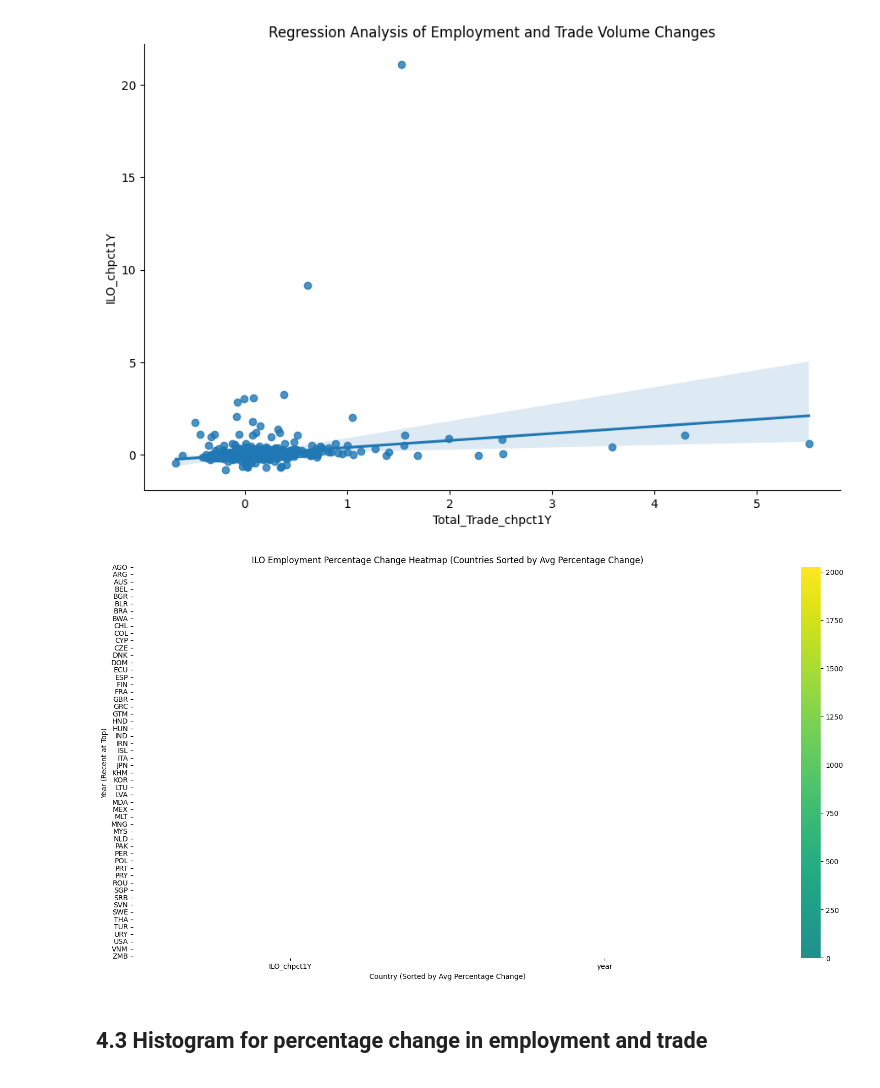
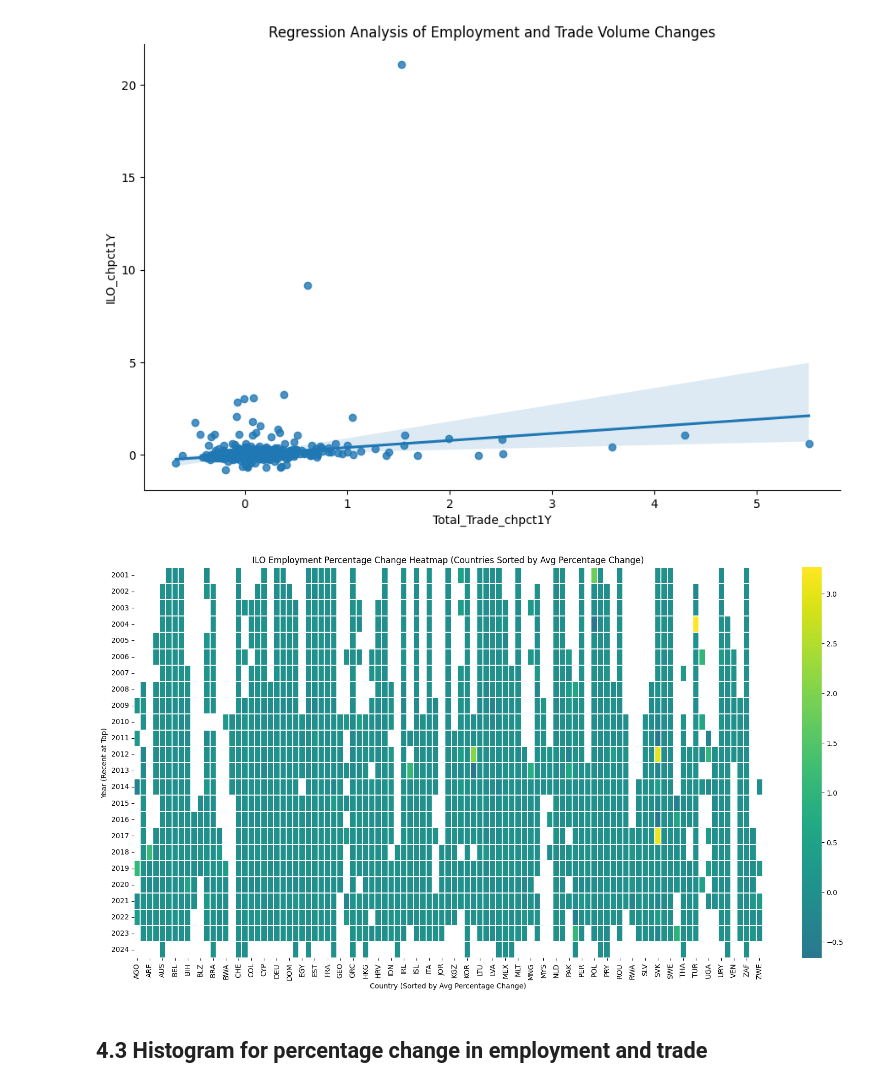
Before and after one commit to Graspp-25-Spring/graspp-25S-trade, a Jupyter notebook: notebooks/percentage_change_regression.ipynb, the cells around one changed output. Cells and saved outputs as stored; diff of their text form; code cells hidden in the pictures.

```diff
--- a/notebooks/percentage_change_regression.ipynb
+++ b/notebooks/percentage_change_regression.ipynb
@@ -164,24 +161,26 @@ Text(0.5, 1.0, 'Regression Analysis of Employment and Trade Volume Changes')
 # %%
 df_heatmap_pct = df_clean['ILO_chpct1Y'].reset_index()
 
 # drop country with less than 5 data points
 df_heatmap_pct = df_heatmap_pct.groupby('country').filter(lambda x: len(x) >= 5)
 
 # df_heatmap_pct = df_heatmap_pct.sort_index(ascending=False)
 
 # Sort countries (columns) by average employment (low → high)
-avg_employment_pct_change = df_heatmap_pct.mean(axis=0)
-df_heatmap_pct = df_heatmap_pct[avg_employment_pct_change.sort_values().index]
+avg_employment_pct_change = df_heatmap_pct.groupby('country')['ILO_chpct1Y'].mean()
+sorted_countries = avg_employment_pct_change.sort_values().index
+df_heatmap_pct = df_heatmap_pct[df_heatmap_pct['country'].isin(sorted_countries)]
+df_heatmap_pct = df_heatmap_pct.pivot(index='year', columns='country', values='ILO_chpct1Y')
 
 # Plot
 plt.figure(figsize=(20, 10))
 sns.heatmap(df_heatmap_pct, cmap='viridis', linewidths=0.1, center=0)
 plt.title("ILO Employment Percentage Change Heatmap (Countries Sorted by Avg Percentage Change)")
 plt.xlabel("Country (Sorted by Avg Percentage Change)")
 plt.ylabel("Year (Recent at Top)")
 plt.show()
 # %% [output]
-[figure, old version]
+[figure, new version]
 # %% [markdown]
 ## 4.3 Histogram for percentage change in employment and trade
 # %%
```
Also changed, not shown: parts of 2 cells of this notebook.
